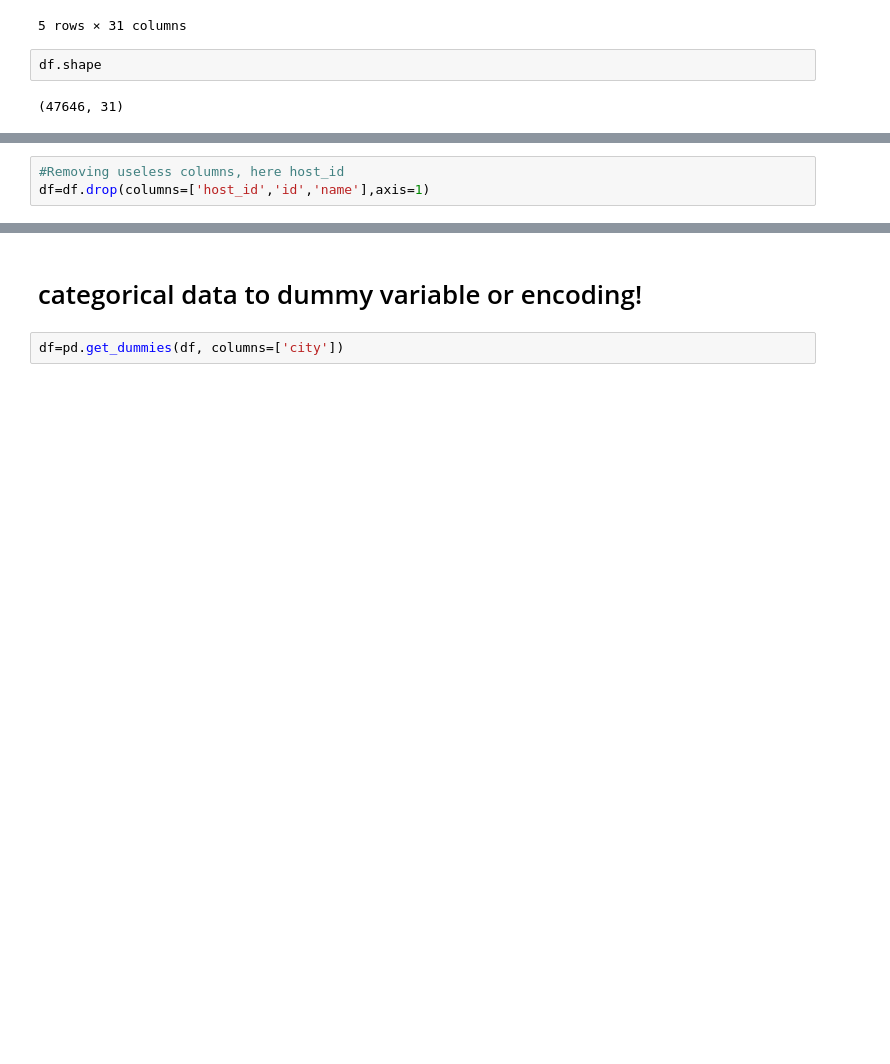
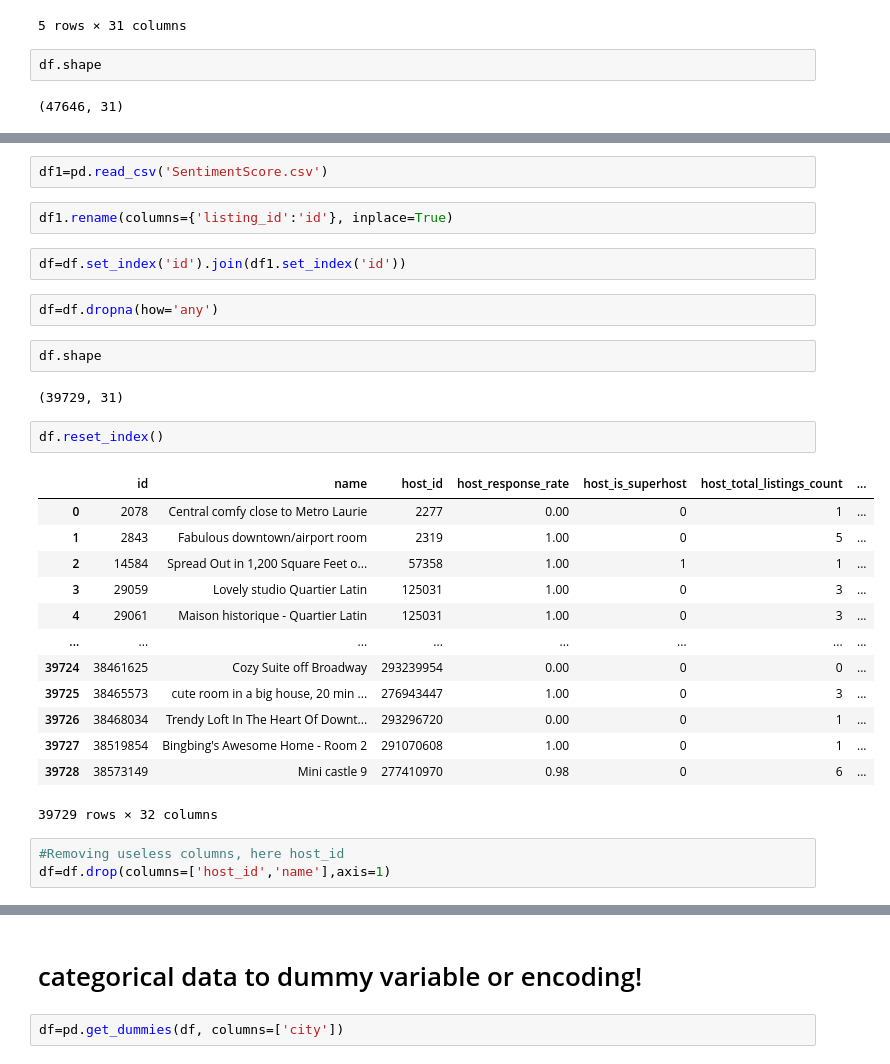
Before and after one commit to gomrinal/Airbnb-Big-Data-Project, a Jupyter notebook: Finding Potential Superhosts.ipynb, the cells around one changed output, grey strips where cells are left out. Cells and saved outputs as stored; diff of their text form; blank space fills up the shorter version.

Commit message:
[IMPORTANT]
Included the sentiment score feature here too!

```diff
--- a/Finding Potential Superhosts.ipynb
+++ b/Finding Potential Superhosts.ipynb
@@ -30,6 +32,34 @@ df.shape
+# %%
+df1=pd.read_csv('SentimentScore.csv')
+# %%
+df1.rename(columns={'listing_id':'id'}, inplace=True)
+# %%
+df=df.set_index('id').join(df1.set_index('id'))
+# %%
+df=df.dropna(how='any')
+# %%
+df.shape
+# %% [output]
+(39729, 31)
+# %%
+df.reset_index()
+# %% [output]
+|  | id | name | host_id | host_response_rate | host_is_superhost | host_total_listings_count | ... |
+| 0 | 2078 | Central comfy close to Metro Laurie | 2277 | 0.00 | 0 | 1 | ... |
+| 1 | 2843 | Fabulous downtown/airport room | 2319 | 1.00 | 0 | 5 | ... |
+| 2 | 14584 | Spread Out in 1,200 Square Feet o... | 57358 | 1.00 | 1 | 1 | ... |
+| 3 | 29059 | Lovely studio Quartier Latin | 125031 | 1.00 | 0 | 3 | ... |
+| 4 | 29061 | Maison historique - Quartier Latin | 125031 | 1.00 | 0 | 3 | ... |
+| ... | ... | ... | ... | ... | ... | ... | ... |
+| 39724 | 38461625 | Cozy Suite off Broadway | 293239954 | 0.00 | 0 | 0 | ... |
+| 39725 | 38465573 | cute room in a big house, 20 min ... | 276943447 | 1.00 | 0 | 3 | ... |
+| 39726 | 38468034 | Trendy Loft In The Heart Of Downt... | 293296720 | 0.00 | 0 | 1 | ... |
+| 39727 | 38519854 | Bingbing's Awesome Home - Room 2 | 291070608 | 1.00 | 0 | 1 | ... |
+| 39728 | 38573149 | Mini castle 9 | 277410970 | 0.98 | 0 | 6 | ... |
+39729 rows × 32 columns
 # %%
 #Removing useless columns, here host_id
-df=df.drop(columns=['host_id','id','name'],axis=1)
+df=df.drop(columns=['host_id','name'],axis=1)
 # %%
 #checking if there is any missing value in the data!!
 msno.matrix(df)
```
Also changed, not shown: parts of 19 cells of this notebook.
